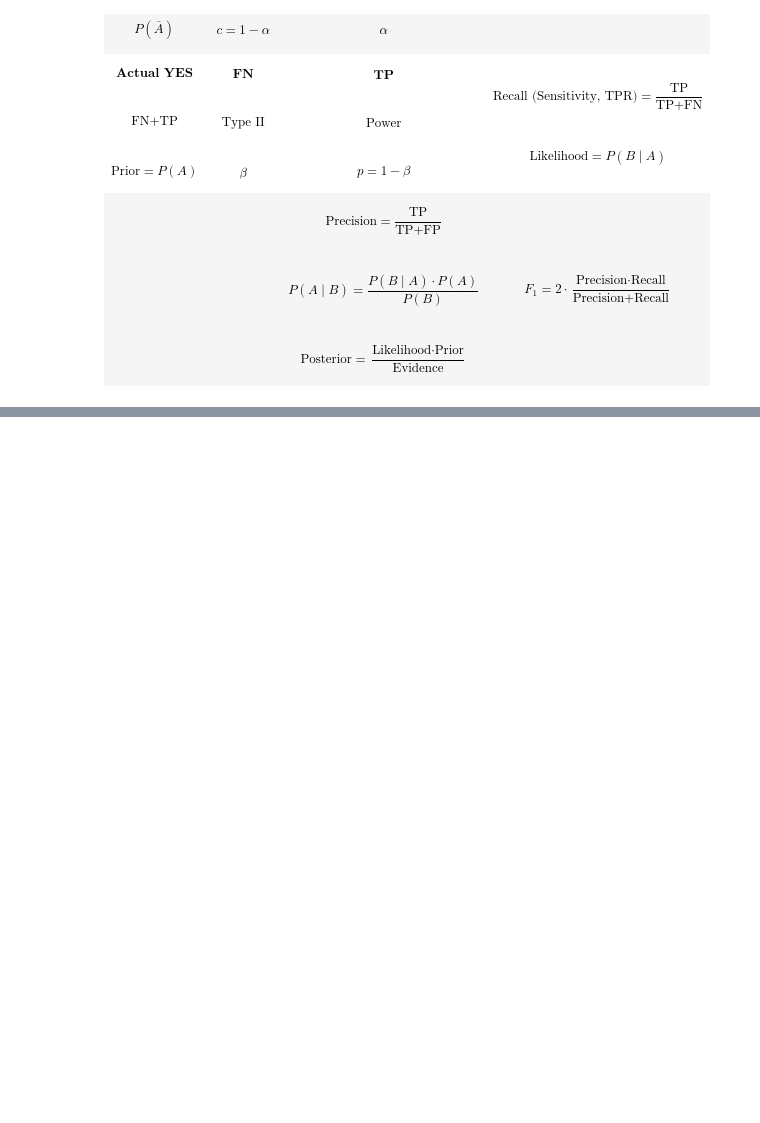
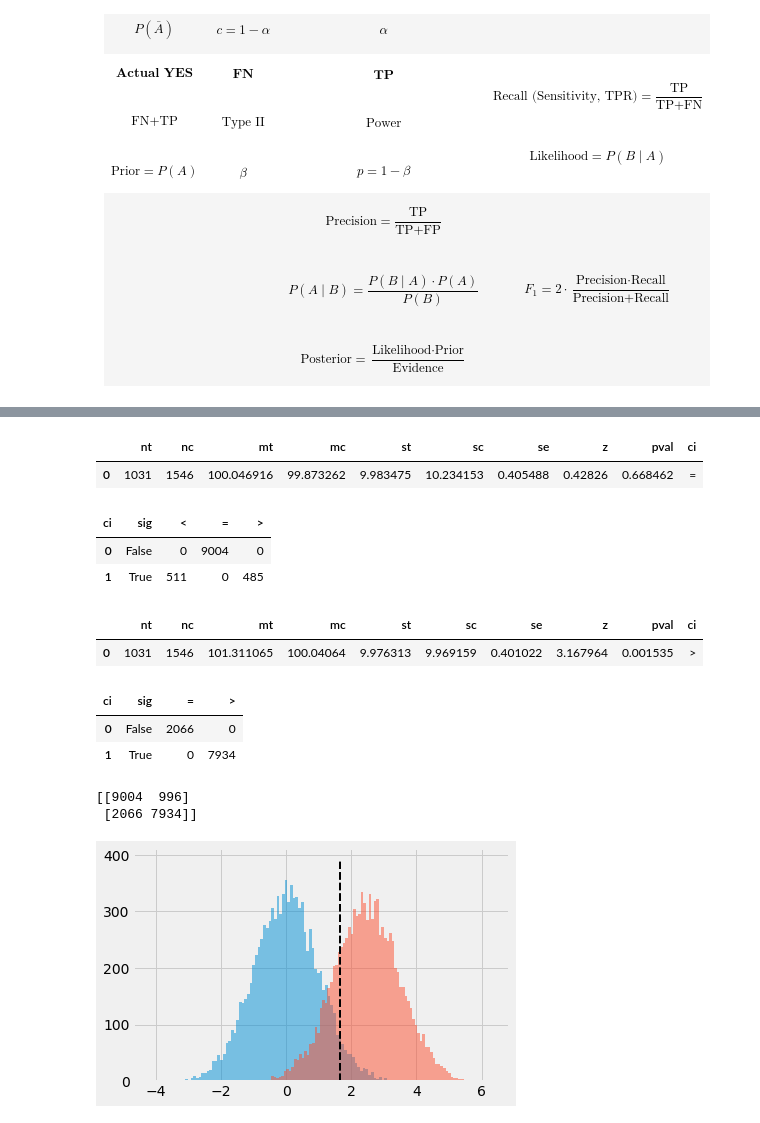
Before and after one commit to noallynoclan/colab, a Jupyter notebook: distributions.ipynb, the cells around one changed output, grey strips where cells are left out. Drawn from its saved outputs; the diff is of its cells as text; code cells hidden in the pictures; blank space fills up the shorter version.

```diff
--- a/distributions.ipynb
+++ b/distributions.ipynb
@@ -160,0 +108,40 @@ array([[9006,  994],
+# %%
+def n_mean(mt, mc, st, sc, t, conf, power):
+    n = (st ** 2 * (1 - t) + sc ** 2 * t) / t / (1 - t) * (norm.ppf([1 - (1 - conf) / 2, power]).sum() / (mt - mc)) ** 2
+    return np.ceil([n * t, n * (1 - t)]).astype(int)
+
+
+def gen_mean(mu, std, n_samples, n_exp):
+    x = np.random.normal(mu, std, (n_exp, n_samples))
+    return x.mean(axis=1), x.std(axis=1)
+
+
+def mean_test(mt, mc, st, sc, nt, nc, conf, n_exp):
+    (mt, st), (mc, sc) = gen_mean(mt, st, nt, n_exp), gen_mean(mc, sc, nc, n_exp)
+    se = np.sqrt(st ** 2 / nt + sc ** 2 / nc)
+    z, pval = ttest(mt - mc, se, conf)
+    disp(nt, nc, mt, mc, st, sc, se, z, pval, conf)
+    return (pval > 1 - conf).sum(), (pval < 1 - conf).sum()
+
+
+def run_mean_tests(mt, mc, st, sc, t, conf=0.9, power=0.8, n_exp=10_000):
+    nt, nc = n_mean(mt, mc, st, sc, t, conf, power)
+    print(np.array([mean_test(mc, mc, sc, sc, nt, nc, conf, n_exp),
+                    mean_test(mt, mc, st, sc, nt, nc, conf, n_exp)]))
+
+
+run_mean_tests(mt=101, mc=100, st=10, sc=10, t=0.4)
+# %% [output]
+|  | nt | nc | mt | mc | st | sc | se | z | pval | ci |
+| 0 | 1031 | 1546 | 100.046916 | 99.873262 | 9.983475 | 10.234153 | 0.405488 | 0.42826 | 0.668462 | = |
+| ci | sig | < | = | > |
+| 0 | False | 0 | 9004 | 0 |
+| 1 | True | 511 | 0 | 485 |
+|  | nt | nc | mt | mc | st | sc | se | z | pval | ci |
+| 0 | 1031 | 1546 | 101.311065 | 100.04064 | 9.976313 | 9.969159 | 0.401022 | 3.167964 | 0.001535 | > |
+| ci | sig | = | > |
+| 0 | False | 2066 | 0 |
+| 1 | True | 0 | 7934 |
+[[9004  996]
+ [2066 7934]]
+[figure, added]
```
Also changed, not shown: parts of 5 cells of this notebook.
